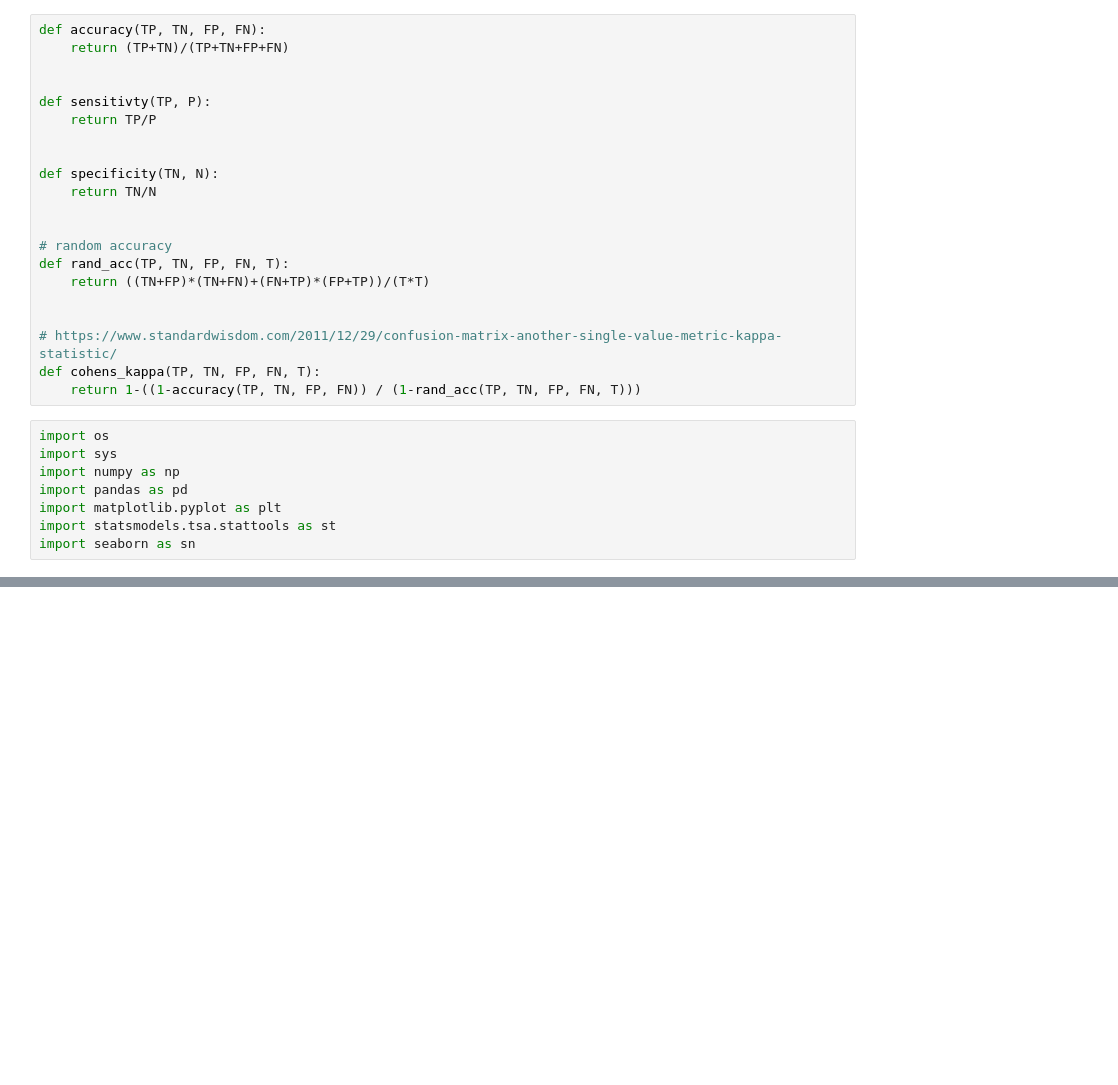
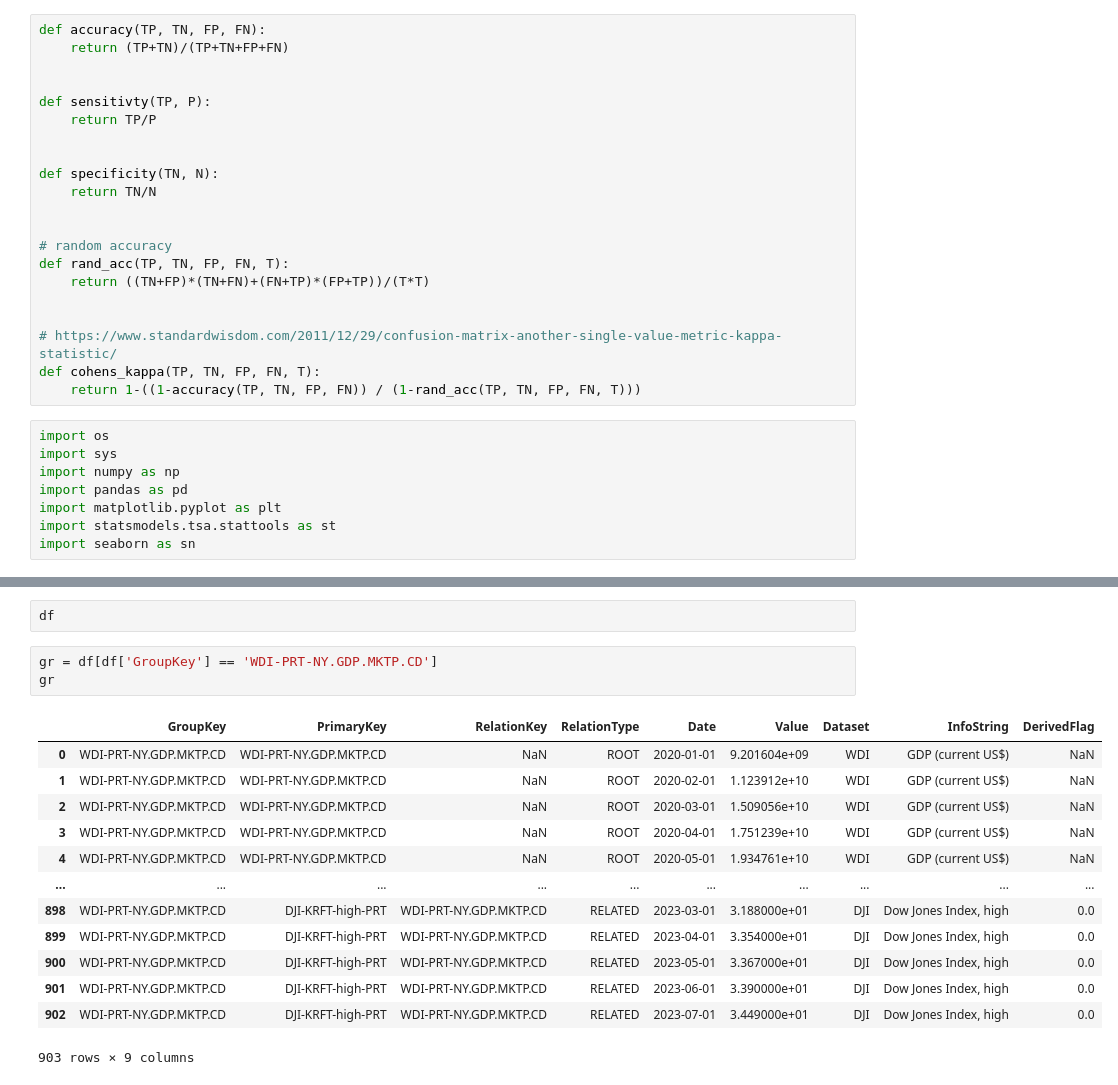
Before and after one commit to eugenio-santos/rootanalysis, a Jupyter notebook: src/nonagregated/granger.ipynb, the cells around one changed output, grey strips where cells are left out. Cells and saved outputs as stored; diff of their text form; blank space fills up the shorter version.

```diff
--- a/src/nonagregated/granger.ipynb
+++ b/src/nonagregated/granger.ipynb
@@ -209,0 +259,19 @@ t.sort_values(by=['acc'], ascending=False)
+# %%
+df
+# %%
+gr = df[df['GroupKey'] == 'WDI-PRT-NY.GDP.MKTP.CD']
+gr
+# %% [output]
+|  | GroupKey | PrimaryKey | RelationKey | RelationType | Date | Value | Dataset | InfoString | DerivedFlag |
+| 0 | WDI-PRT-NY.GDP.MKTP.CD | WDI-PRT-NY.GDP.MKTP.CD | NaN | ROOT | 2020-01-01 | 9.201604e+09 | WDI | GDP (current US$) | NaN |
+| 1 | WDI-PRT-NY.GDP.MKTP.CD | WDI-PRT-NY.GDP.MKTP.CD | NaN | ROOT | 2020-02-01 | 1.123912e+10 | WDI | GDP (current US$) | NaN |
+| 2 | WDI-PRT-NY.GDP.MKTP.CD | WDI-PRT-NY.GDP.MKTP.CD | NaN | ROOT | 2020-03-01 | 1.509056e+10 | WDI | GDP (current US$) | NaN |
+| 3 | WDI-PRT-NY.GDP.MKTP.CD | WDI-PRT-NY.GDP.MKTP.CD | NaN | ROOT | 2020-04-01 | 1.751239e+10 | WDI | GDP (current US$) | NaN |
+| 4 | WDI-PRT-NY.GDP.MKTP.CD | WDI-PRT-NY.GDP.MKTP.CD | NaN | ROOT | 2020-05-01 | 1.934761e+10 | WDI | GDP (current US$) | NaN |
+| ... | ... | ... | ... | ... | ... | ... | ... | ... | ... |
+| 898 | WDI-PRT-NY.GDP.MKTP.CD | DJI-KRFT-high-PRT | WDI-PRT-NY.GDP.MKTP.CD | RELATED | 2023-03-01 | 3.188000e+01 | DJI | Dow Jones Index, high | 0.0 |
+| 899 | WDI-PRT-NY.GDP.MKTP.CD | DJI-KRFT-high-PRT | WDI-PRT-NY.GDP.MKTP.CD | RELATED | 2023-04-01 | 3.354000e+01 | DJI | Dow Jones Index, high | 0.0 |
+| 900 | WDI-PRT-NY.GDP.MKTP.CD | DJI-KRFT-high-PRT | WDI-PRT-NY.GDP.MKTP.CD | RELATED | 2023-05-01 | 3.367000e+01 | DJI | Dow Jones Index, high | 0.0 |
+| 901 | WDI-PRT-NY.GDP.MKTP.CD | DJI-KRFT-high-PRT | WDI-PRT-NY.GDP.MKTP.CD | RELATED | 2023-06-01 | 3.390000e+01 | DJI | Dow Jones Index, high | 0.0 |
+| 902 | WDI-PRT-NY.GDP.MKTP.CD | DJI-KRFT-high-PRT | WDI-PRT-NY.GDP.MKTP.CD | RELATED | 2023-07-01 | 3.449000e+01 | DJI | Dow Jones Index, high | 0.0 |
+903 rows × 9 columns
```
Also changed, not shown: parts of 5 cells of this notebook, 4 other files.
